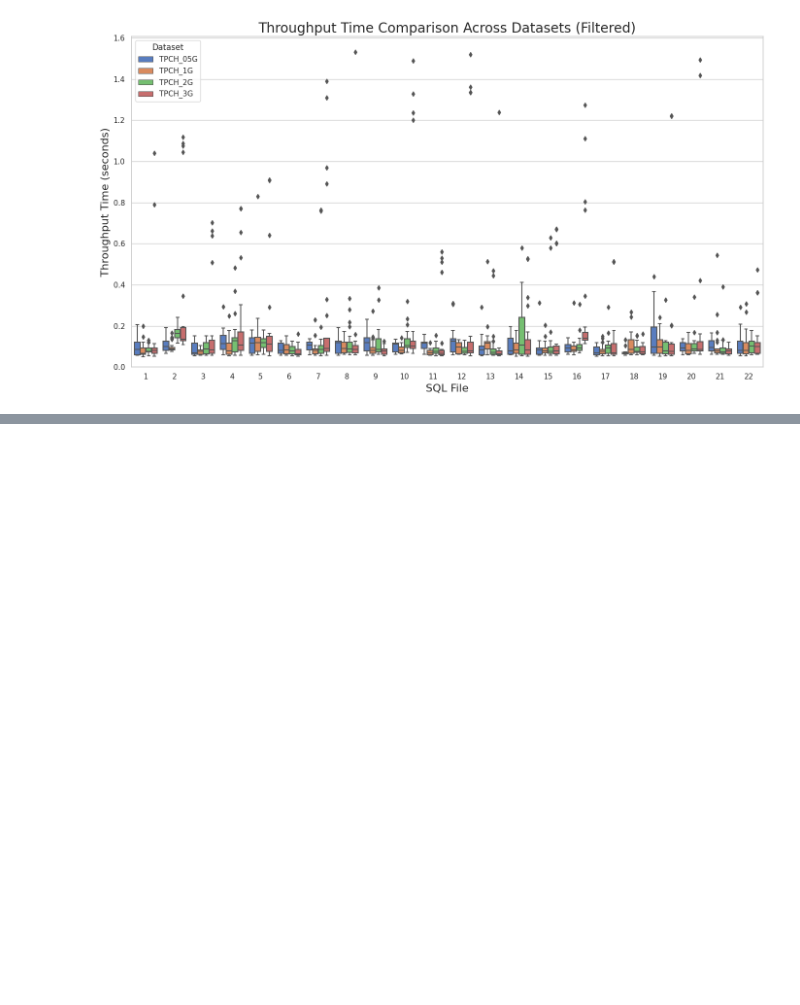
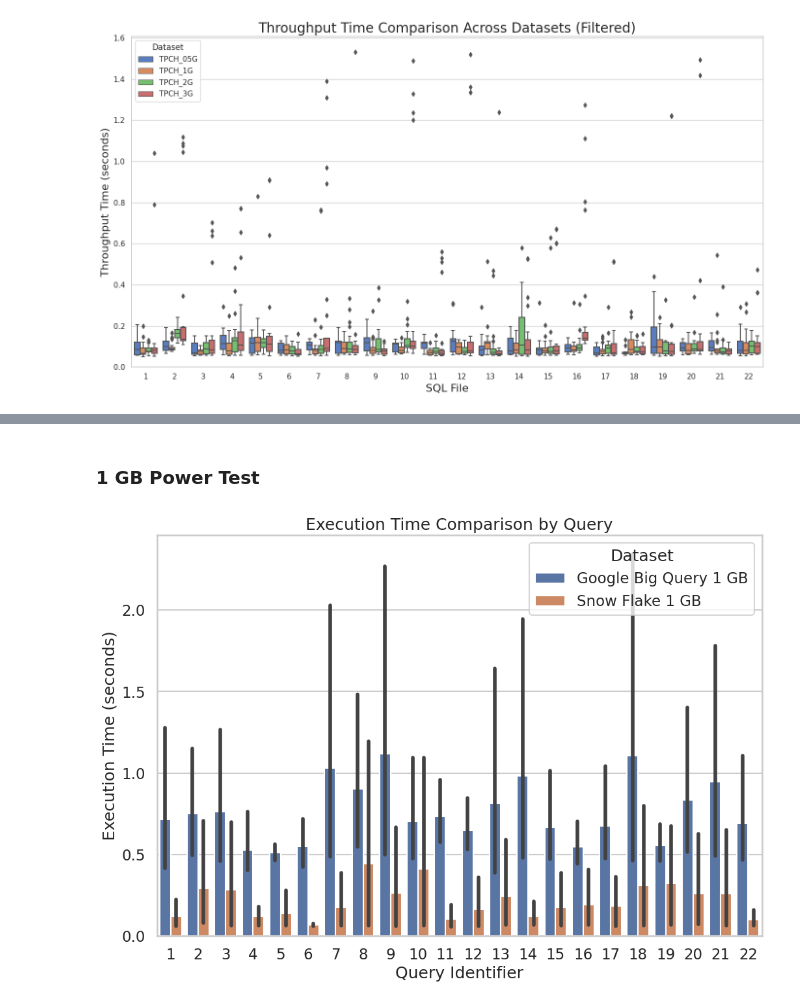
Before and after one commit to Ziyong-Zhang/ADB-Datawarehousing-with-Google-bigquery-and-snowflake, a Jupyter notebook: Visualization/ADB_Visual.ipynb, the cells around one changed output, grey strips where cells are left out. Cells and saved outputs as stored; diff of their text form; code cells hidden in the pictures; blank space fills up the shorter version.

```diff
--- a/Visualization/ADB_Visual.ipynb
+++ b/Visualization/ADB_Visual.ipynb
@@ -763,0 +904,30 @@ Dataframe 2 head:
+# %% [markdown]
+### 1 GB Power Test
+# %%
+# Load your data
+df1 = pd.read_csv('/content/drive/MyDrive/ADB-Dataware-housing-with-Google-bigquery-and-snowflake-main/big_query/Execution_time/TPCH_1G/execution_times.csv')
+
+df2 = pd.read_csv('/content/drive/MyDrive/ADB-Dataware-housing-with-Google-bigquery-and-snowflake-main/snow_flake/Execution_time/TPCH_1/execution_times.csv')
+
+df1.rename(columns={"SQL_File": "query", "Run_Time" : "time"}, inplace = True)
+df2.rename(columns={"file_number": "query", "Execution Time (seconds)" : "time"}, inplace = True)
+
+# Add an identifier column
+df1['Dataset'] = 'Google Big Query 1 GB'
+df2['Dataset'] = 'Snow Flake 1 GB'
+
+# Concatenate the dataframes
+df = pd.concat([df1, df2])
+
+# Assuming 'query' is the column with query identifiers and 'time' is the column with execution times
+plt.figure(figsize=(12, 8))
+sns.barplot(data=df, x='query', y='time', hue='Dataset')
+
+plt.title('Execution Time Comparison by Query')
+plt.xlabel('Query Identifier')
+plt.ylabel('Execution Time (seconds)')
+plt.legend(title='Dataset')
+
+plt.show()
+# %% [output]
+[figure, added]
```
Also changed, not shown: parts of 41 cells of this notebook, 18 other files.
